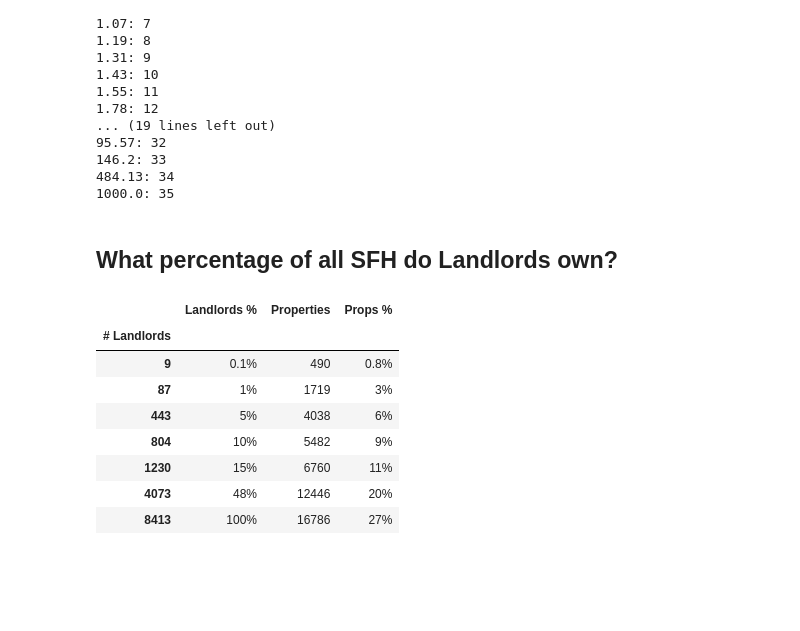
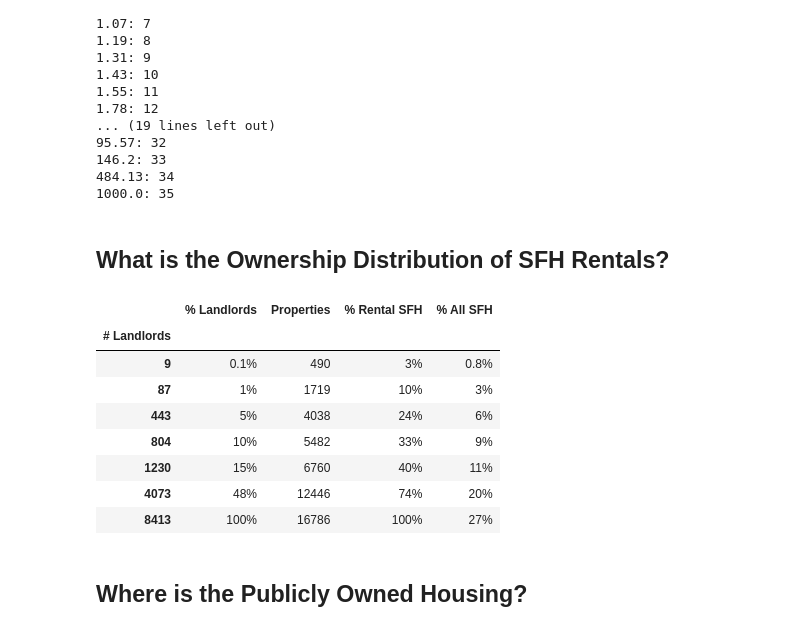
Before and after one commit to nbirnel/atlas-of-eugene, a Jupyter notebook: who-owns-the-housing.ipynb, the cells around one changed output. Cells and saved outputs as stored; diff of their text form; code cells hidden in the pictures; blank space fills up the shorter version.

Commit message:
display improvements on who owns the housing

```diff
--- a/who-owns-the-housing.ipynb
+++ b/who-owns-the-housing.ipynb
@@ -201,7 +194,7 @@ owner_occupied.rename(columns={"1": "Houses"})
 def single_median(series):
     return series.mode().loc[0]
 # %%
-rentals = sfh[sfh["Owner Occupied"] == "Rented"]
+rentals = sfh[sfh["Tenancy"] == "Rented"]
 aggregator = {
     "Owner": single_median,
     "Property Count": "sum",
@@ -221,9 +214,9 @@ sfh_landlords = (
     .sort_values(by="Property Count", ascending=False)
 )
 
-sfh_landlords["Real Market Value"] = sfh_landlords["real_market_value"].apply(
-    eug.format_dollars
-)
+sfh_landlords["Real Market Value (Millions)"] = sfh_landlords[
+    "real_market_value"
+].apply(eug.format_millions)
 # %%
 sfh_owners = (
     sfh[["owner", "1", "real_market_value", "mailing_address"]]
@@ -376,60 +381,61 @@ tenth_percent_head_map = {
     1000: 35,
 }
 # %%
-def percentilize(
-    df, perc_tenth, head, o_column, p_column, total_properties=None
-):
-    if total_properties is None:
-        total_properties = df[p_column].sum()
+def percentilize(df, perc_tenth, head, o_column, p_column, total_properties):
+    total_rentals = df[p_column].sum()
 
     total_owners = df[o_column].sum()
 
     owners = df.head(head)[o_column].sum()
     owners_pct = eug.format_percent(owners / total_owners, smart=True)
 
-    properties = df.head(head)[p_column].sum()
+    rentals = df.head(head)[p_column].sum()
+    rentals_pct = eug.format_percent(rentals / total_rentals, smart=True)
     properties_pct = eug.format_percent(
-        properties / total_properties, smart=True
+        rentals / total_properties, smart=True
     )
-
     return {
         "Count": owners,
         "Percent": owners_pct,
-        "Properties": properties,
+        "Properties": rentals,
+        "Rentals Percent": rentals_pct,
         "Properties Percent": properties_pct,
     }
-# %% [markdown]
-## What percentage of all SFH do Landlords own?
+# %% [markdown]
+## What is the Ownership Distribution of SFH Rentals?
 # %%
 ownership_all = [
     percentilize(
         rental_houses_by_ownership,
         k,
         v,
         "Count",
         "Houses",
         total_properties=len(sfh),
     )
     for k, v in tenth_percent_head_map.items()
 ]
 
 pd.DataFrame(ownership_all).rename(
     columns={
         "Count": "# Landlords",
-        "Percent": "Landlords %",
-        "Properties Percent": "Props %",
+        "Percent": "% Landlords",
+        "Rentals Percent": "% Rental SFH",
+        "Properties Percent": "% All SFH",
     }
 ).set_index("# Landlords")
 # %% [output]
-|  | Landlords % | Properties | Props % |
-| # Landlords |  |  |  |
-| 9 | 0.1% | 490 | 0.8% |
-| 87 | 1% | 1719 | 3% |
-| 443 | 5% | 4038 | 6% |
-| 804 | 10% | 5482 | 9% |
-| 1230 | 15% | 6760 | 11% |
-| 4073 | 48% | 12446 | 20% |
-| 8413 | 100% | 16786 | 27% |
+|  | % Landlords | Properties | % Rental SFH | % All SFH |
+| # Landlords |  |  |  |  |
+| 9 | 0.1% | 490 | 3% | 0.8% |
+| 87 | 1% | 1719 | 10% | 3% |
+| 443 | 5% | 4038 | 24% | 6% |
+| 804 | 10% | 5482 | 33% | 9% |
+| 1230 | 15% | 6760 | 40% | 11% |
+| 4073 | 48% | 12446 | 74% | 20% |
+| 8413 | 100% | 16786 | 100% | 27% |
+# %% [markdown]
+## Where is the Publicly Owned Housing?
 # %%
 public_landowners = list(chain(*landowners.public.values()))
 
```
Also changed, not shown: parts of 14 cells of this notebook, 2 other files.
